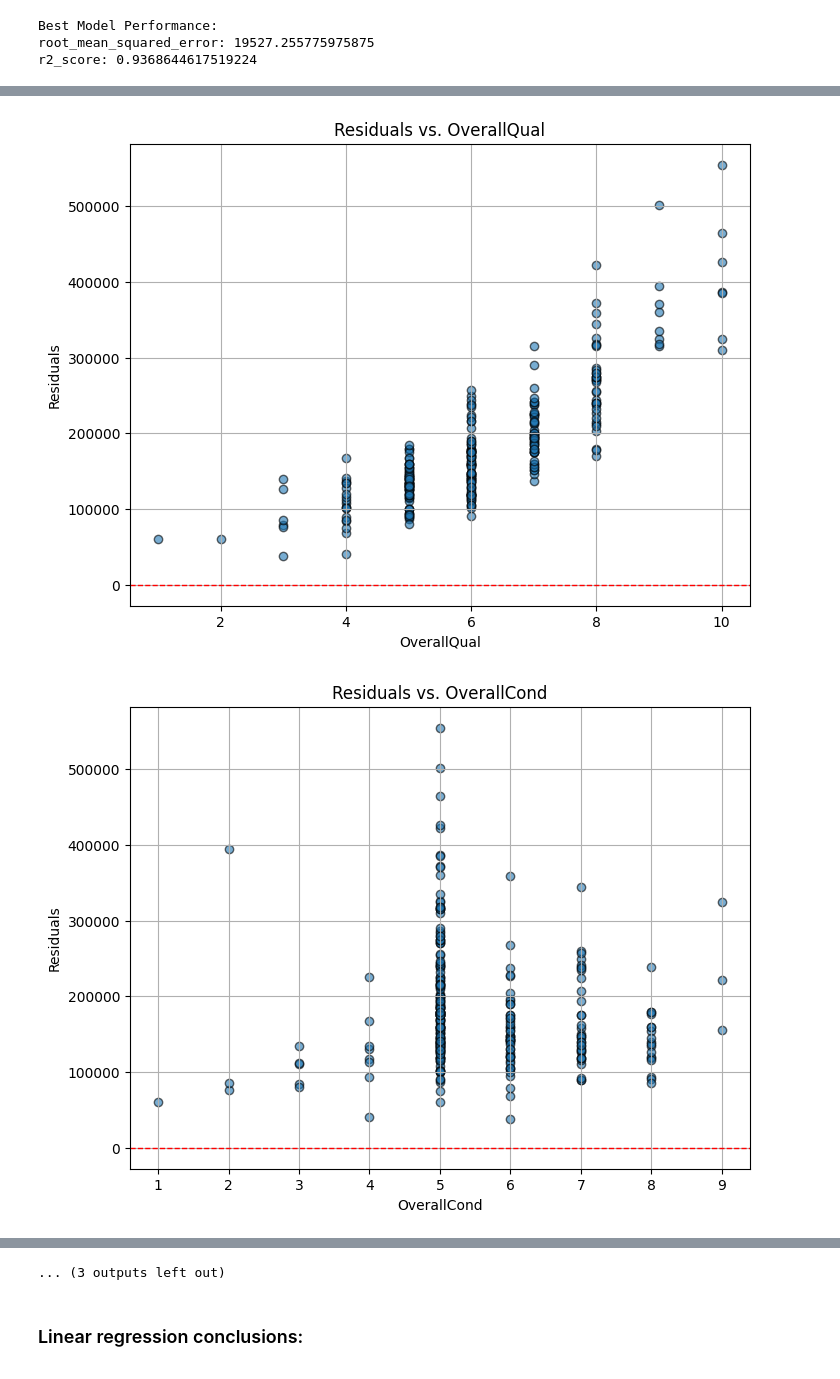
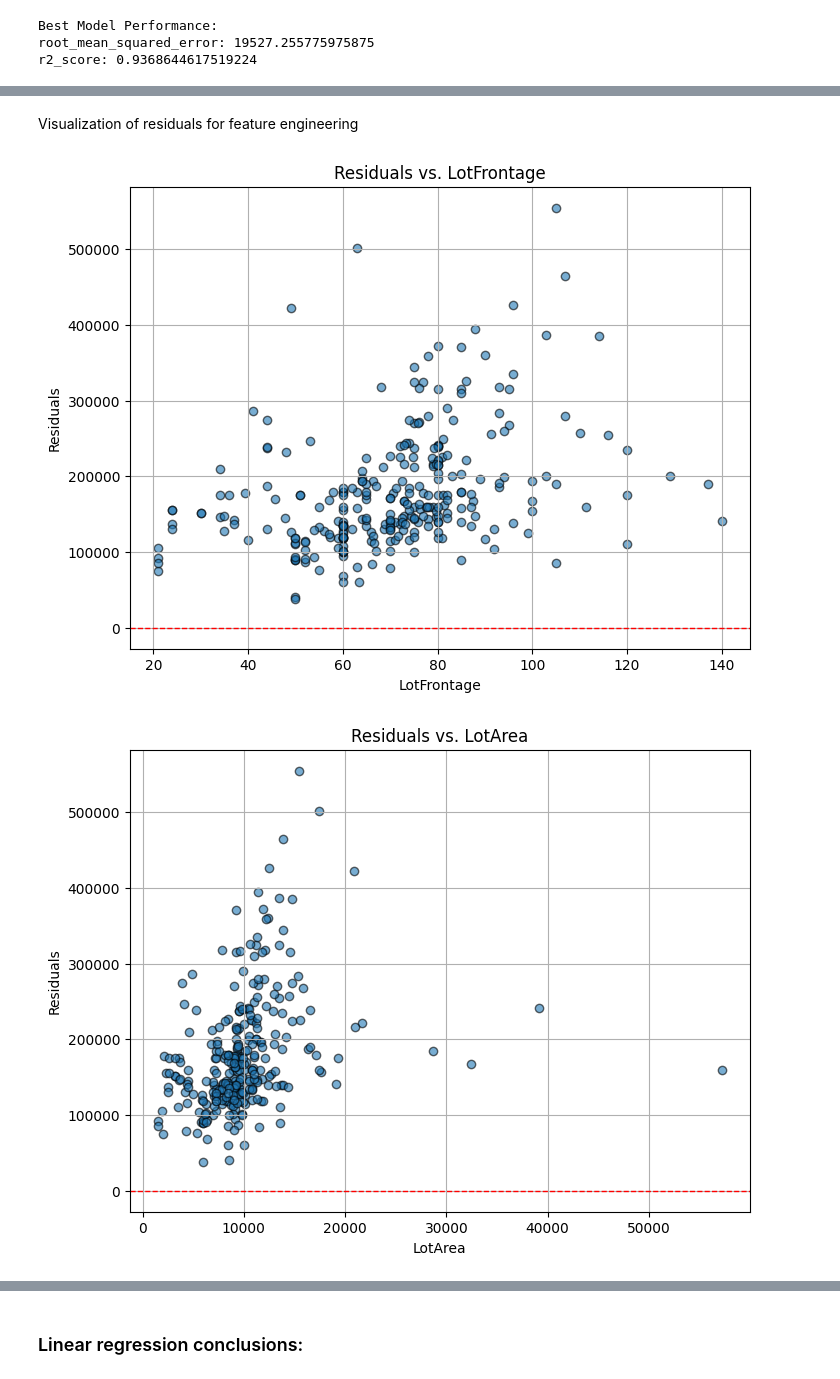
Before and after one commit to StDevon/house-prices-regression, a Jupyter notebook: simple_models.ipynb, the cells around one changed output, grey strips where cells are left out. Saved outputs shown, nothing was run; the diff lists cells and outputs as text; code cells hidden in the pictures.

```diff
--- a/simple_models.ipynb
+++ b/simple_models.ipynb
@@ -282,4 +280,7 @@ Removing outliers results in overall better performance of LR models, and we qui
+# %% [markdown]
+Visualization of residuals for feature engineering
 # %%
+
 import matplotlib.pyplot as plt
 import numpy as np
 import pandas as pd
@@ -300,33 +301,34 @@ def plot_residuals_by_feature(model_output: dict, features: list = None):
     """
     # Unpack the test data and model from the output dictionary
     X_test, y_test = model_output['test_data']
     model = model_output['model']
 
     # Compute predictions on the test set
     y_pred = model.predict(X_test)
 
     # Calculate residuals
     residuals = y_test - y_pred
 
     # If features are not specified, plot for every feature in X_test.
     if features is None:
         features = X_test.columns.tolist()
 
     # Plot residuals versus each specified feature
     for feature in features:
         plt.figure(figsize=(8, 6))
         plt.scatter(X_test[feature], residuals, alpha=0.6, edgecolor='k')
         plt.xlabel(feature)
         plt.ylabel("Residuals")
         plt.title(f"Residuals vs. {feature}")
         plt.axhline(0, color='red', linestyle='--', linewidth=1)
         plt.grid(True)
         plt.show()
 
 
 
 # plot_residuals_by_feature(results, ['GrLivArea', 'GarageArea', 'TotalBsmtSF', '1stFlrSF', 'YearBuilt', 'YearRemodAdd'])
-plot_residuals_by_feature(results, ['OverallQual', 'OverallCond', 'ExterQual'])
+# plot_residuals_by_feature(results, ['OverallQual', 'OverallCond', 'ExterQual'])
+plot_residuals_by_feature(results, ['LotFrontage', 'LotArea', 'MasVnrArea', 'BsmtFinSF1'])
 # %% [output]
-[figure, old version]
+[figure, new version]
-[figure, old version]
+[figure, new version]
@@ -343,4 +337,3 @@ plot_residuals_by_feature(results, ['OverallQual', 'OverallCond', 'ExterQual'])
-... (3 outputs left out)
 # %% [markdown]
 ### Linear regression conclusions:
 # %% [markdown]
```
Also changed, not shown: parts of 2 cells of this notebook.
